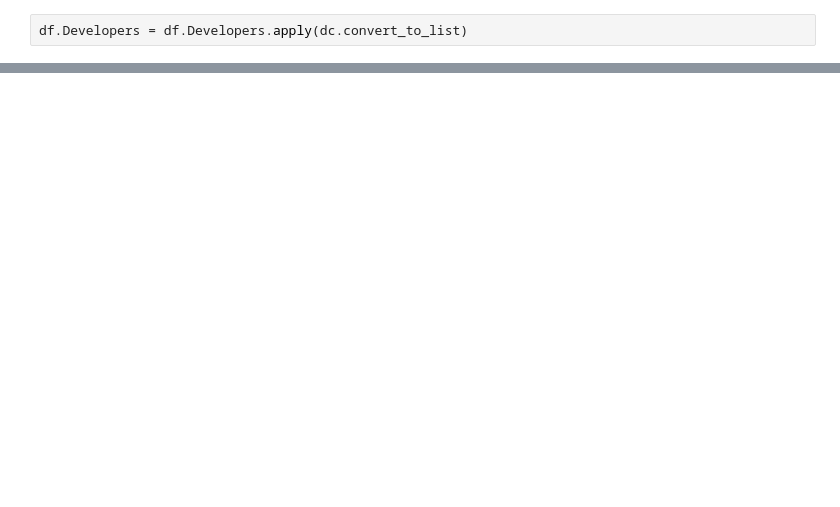
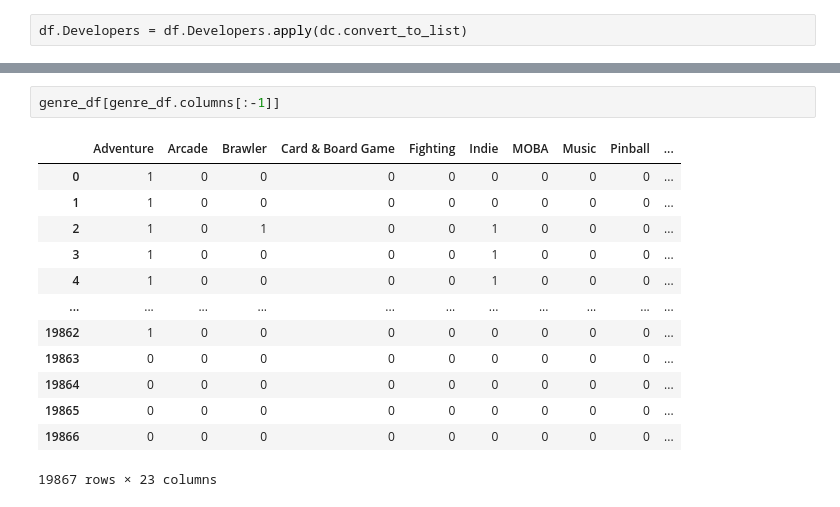
Before and after one commit to Tommyphung1/Predicting-Video-Games-Profit-with-Genres, a Jupyter notebook: notebook_1.ipynb, the cells around one changed output, grey strips where cells are left out. Drawn from its saved outputs; the diff is of its cells as text; blank space fills up the shorter version.

```diff
--- a/notebook_1.ipynb
+++ b/notebook_1.ipynb
@@ -221,0 +138,16 @@ Name: 171, dtype: object
+# %%
+genre_df[genre_df.columns[:-1]]
+# %% [output]
+|  | Adventure | Arcade | Brawler | Card & Board Game | Fighting | Indie | MOBA | Music | Pinball | ... |
+| 0 | 1 | 0 | 0 | 0 | 0 | 0 | 0 | 0 | 0 | ... |
+| 1 | 1 | 0 | 0 | 0 | 0 | 0 | 0 | 0 | 0 | ... |
+| 2 | 1 | 0 | 1 | 0 | 0 | 1 | 0 | 0 | 0 | ... |
+| 3 | 1 | 0 | 0 | 0 | 0 | 1 | 0 | 0 | 0 | ... |
+| 4 | 1 | 0 | 0 | 0 | 0 | 1 | 0 | 0 | 0 | ... |
+| ... | ... | ... | ... | ... | ... | ... | ... | ... | ... | ... |
+| 19862 | 1 | 0 | 0 | 0 | 0 | 0 | 0 | 0 | 0 | ... |
+| 19863 | 0 | 0 | 0 | 0 | 0 | 0 | 0 | 0 | 0 | ... |
+| 19864 | 0 | 0 | 0 | 0 | 0 | 0 | 0 | 0 | 0 | ... |
+| 19865 | 0 | 0 | 0 | 0 | 0 | 0 | 0 | 0 | 0 | ... |
+| 19866 | 0 | 0 | 0 | 0 | 0 | 0 | 0 | 0 | 0 | ... |
+19867 rows × 23 columns
```
Also changed, not shown: parts of 28 cells of this notebook, 8 other files.
